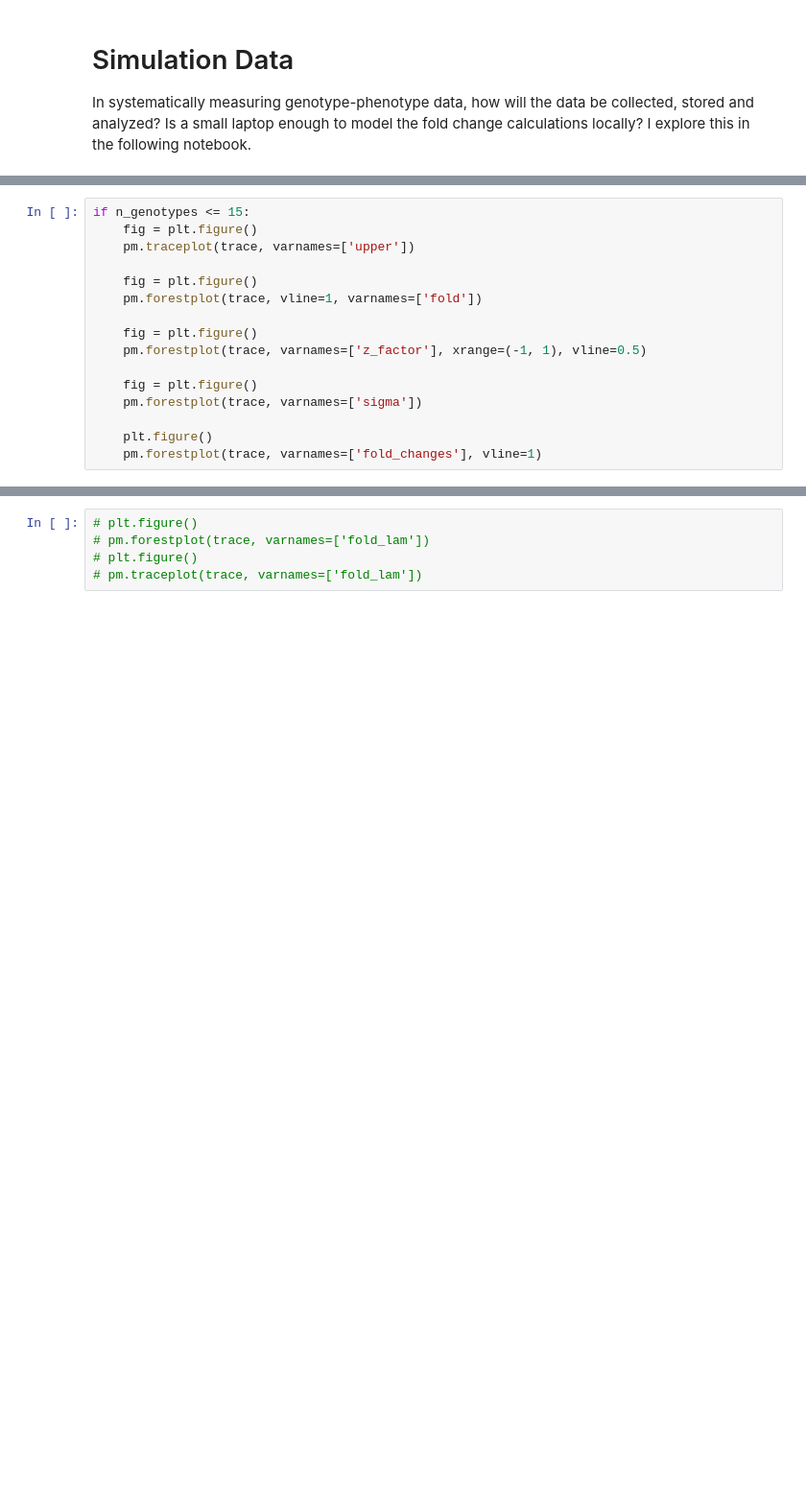
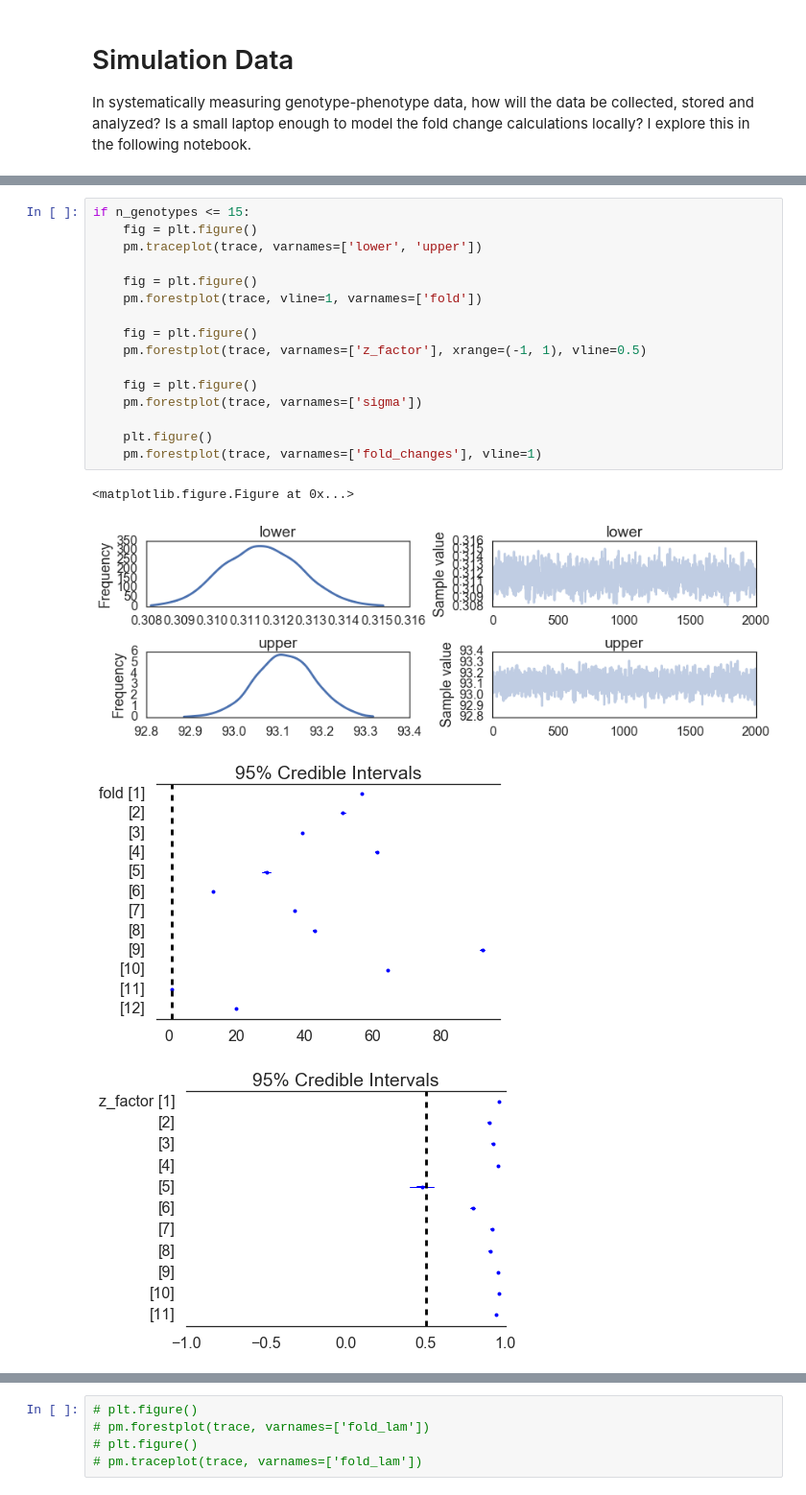
Before and after one commit to ericmjl/bayesian-measurement-paper, a Jupyter notebook: notebooks/simple-96-well.ipynb, the cells around one changed output, grey strips where cells are left out. Shown at 96% size. Cells and saved outputs as stored; diff of their text form; blank space fills up the shorter version.

```diff
--- a/notebooks/simple-96-well.ipynb
+++ b/notebooks/simple-96-well.ipynb
@@ -158,16 +166,21 @@ Wall time: 2min 5s
 # %%
 if n_genotypes <= 15:
     fig = plt.figure()
-    pm.traceplot(trace, varnames=['upper'])
+    pm.traceplot(trace, varnames=['lower', 'upper'])
 
     fig = plt.figure()
     pm.forestplot(trace, vline=1, varnames=['fold'])
 
     fig = plt.figure()
     pm.forestplot(trace, varnames=['z_factor'], xrange=(-1, 1), vline=0.5)
 
     fig = plt.figure()
     pm.forestplot(trace, varnames=['sigma'])
 
     plt.figure()
     pm.forestplot(trace, varnames=['fold_changes'], vline=1)
+# %% [output]
+<matplotlib.figure.Figure at 0x...>
+[figure, added]
+[figure, added]
+[figure, added]
```
Also changed, not shown: parts of 28 cells of this notebook, 1 other file.
